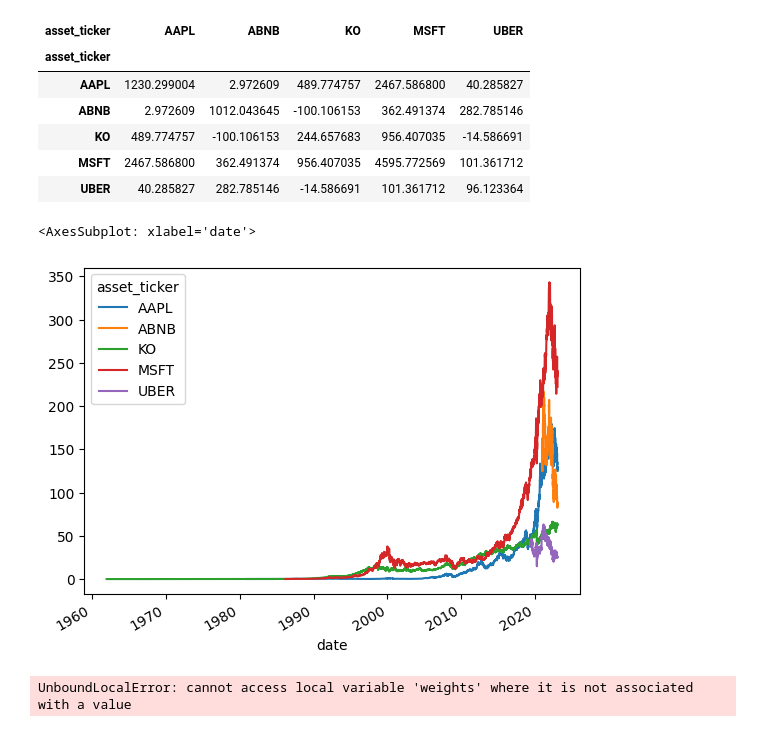
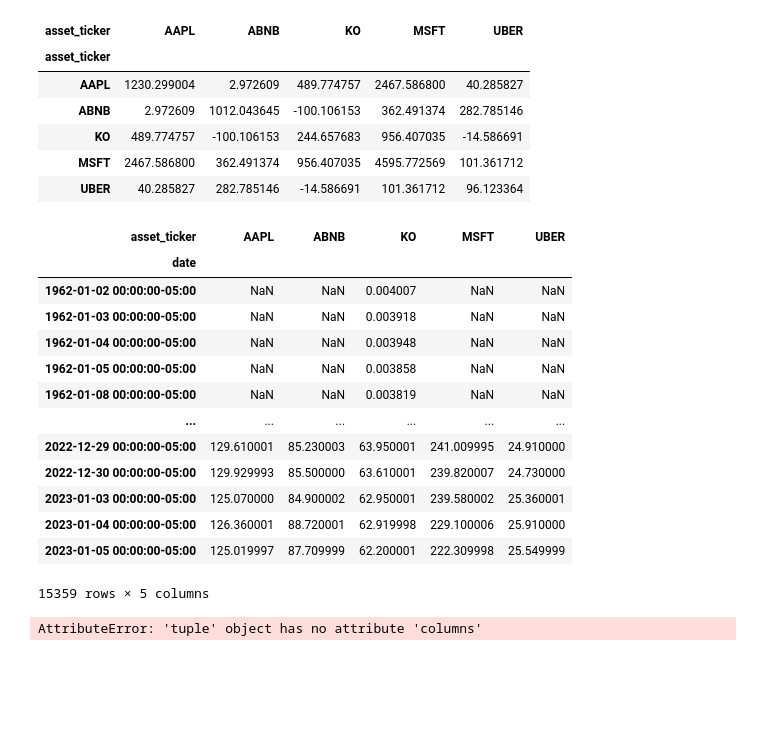
Before and after one commit to ruedibuechi/Portfolio_Rechner, a Jupyter notebook: dev_area.ipynb, the cells around one changed output. Cells and saved outputs as stored; diff of their text form; code cells hidden in the pictures; blank space fills up the shorter version.

```diff
--- a/dev_area.ipynb
+++ b/dev_area.ipynb
@@ -185,5 +165,17 @@ returns = r_df.pct_change()
 # %%
-r_df.plot()
+r_df
 # %% [output]
+| asset_ticker | AAPL | ABNB | KO | MSFT | UBER |
+| date |  |  |  |  |  |
+| 1962-01-02 00:00:00-05:00 | NaN | NaN | 0.004007 | NaN | NaN |
+| 1962-01-03 00:00:00-05:00 | NaN | NaN | 0.003918 | NaN | NaN |
+| 1962-01-04 00:00:00-05:00 | NaN | NaN | 0.003948 | NaN | NaN |
+| 1962-01-05 00:00:00-05:00 | NaN | NaN | 0.003858 | NaN | NaN |
+| 1962-01-08 00:00:00-05:00 | NaN | NaN | 0.003819 | NaN | NaN |
+| ... | ... | ... | ... | ... | ... |
+| 2022-12-29 00:00:00-05:00 | 129.610001 | 85.230003 | 63.950001 | 241.009995 | 24.910000 |
+| 2022-12-30 00:00:00-05:00 | 129.929993 | 85.500000 | 63.610001 | 239.820007 | 24.730000 |
+| 2023-01-03 00:00:00-05:00 | 125.070000 | 84.900002 | 62.950001 | 239.580002 | 25.360001 |
+| 2023-01-04 00:00:00-05:00 | 126.360001 | 88.720001 | 62.919998 | 229.100006 | 25.910000 |
+| 2023-01-05 00:00:00-05:00 | 125.019997 | 87.709999 | 62.200001 | 222.309998 | 25.549999 |
-<AxesSubplot: xlabel='date'>
+15359 rows × 5 columns
-[figure, removed]
@@ -223,4 +181,0 @@ def get_optimal_weights(returns):
-# %%
-get_optimal_weights(returns)
-# %% [output]
-UnboundLocalError: cannot access local variable 'weights' where it is not associated with a value
@@ -226,0 +227,8 @@ UnboundLocalError: cannot access local variable 'weights' where it is not associ
+# %%
+l = []
+for asset in ['AAPL', 'MSFT']:
+    l.append(Asset(asset))
+
+p = Portfolio(l)
+# %% [output]
+AttributeError: 'tuple' object has no attribute 'columns'
```
Also changed, not shown: parts of 18 cells of this notebook.
